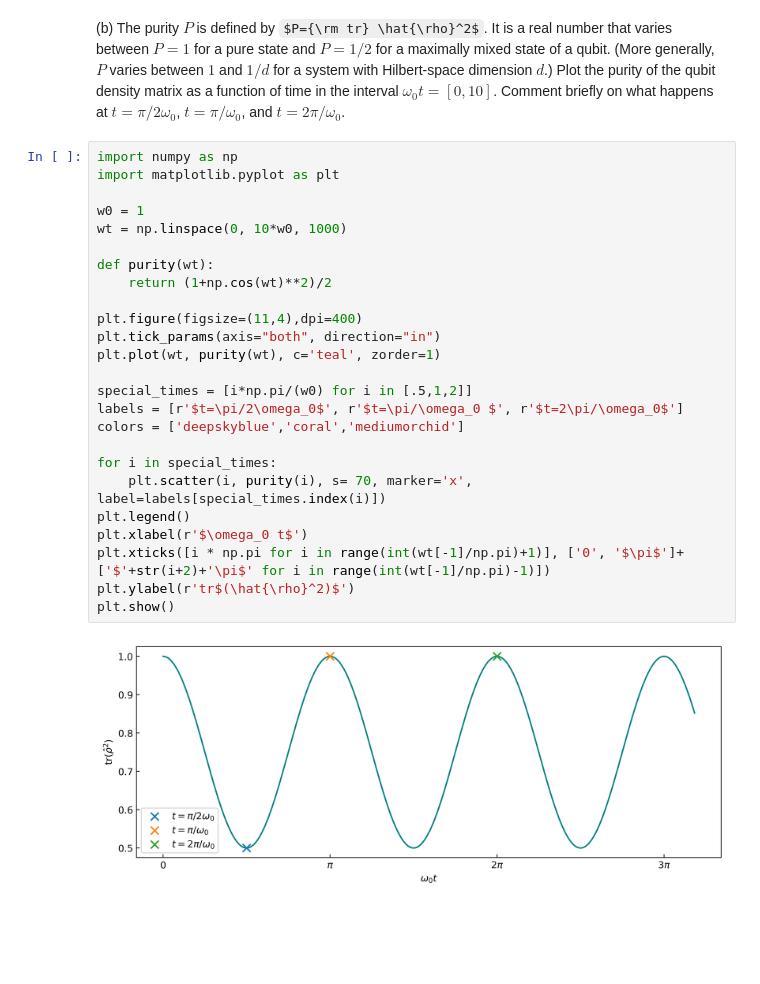
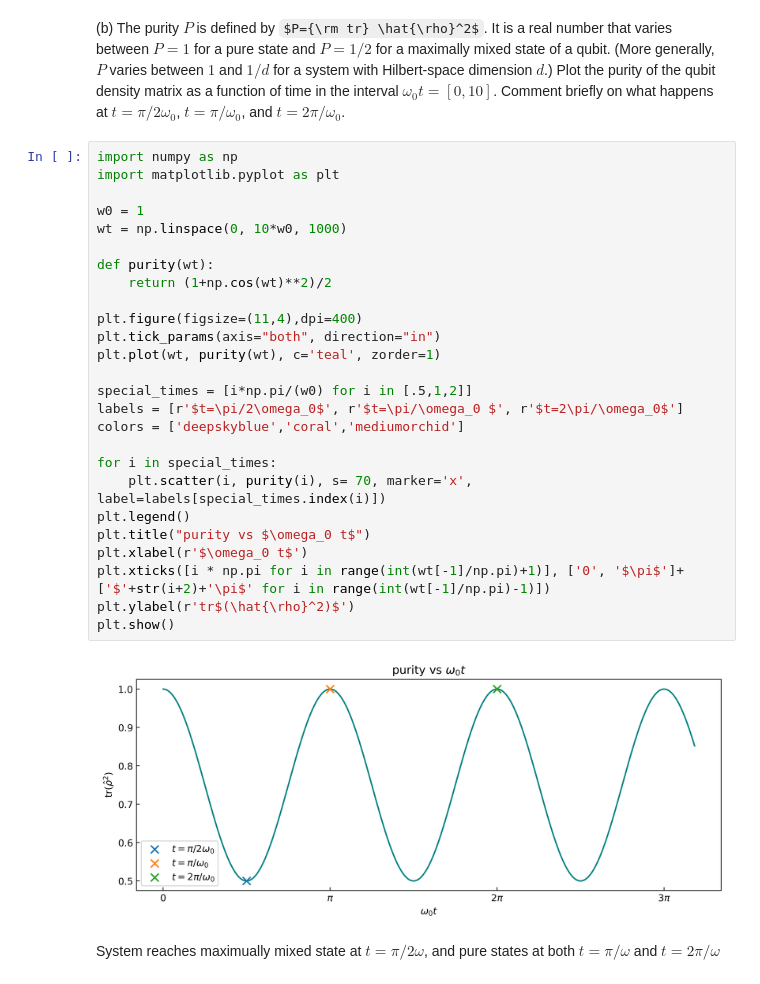
Before and after one commit to jp0x1/stevens-quantum-research, a Jupyter notebook: notebook2/question5/solve.ipynb, the cells around one changed output. Saved outputs shown, nothing was run; the diff lists cells and outputs as text; some formulas as TeX source; blank space fills up the shorter version.

```diff
--- a/notebook2/question5/solve.ipynb
+++ b/notebook2/question5/solve.ipynb
@@ -12,27 +12,30 @@ where $\omega$ is a random variable that takes the values $\omega \in \{+\omega_
 # %%
 import numpy as np
 import matplotlib.pyplot as plt
 
 w0 = 1
 wt = np.linspace(0, 10*w0, 1000)
 
 def purity(wt):
     return (1+np.cos(wt)**2)/2
 
 plt.figure(figsize=(11,4),dpi=400)
 plt.tick_params(axis="both", direction="in")
 plt.plot(wt, purity(wt), c='teal', zorder=1)
 
 special_times = [i*np.pi/(w0) for i in [.5,1,2]]
 labels = [r'$t=\pi/2\omega_0$', r'$t=\pi/\omega_0 $', r'$t=2\pi/\omega_0$']
 colors = ['deepskyblue','coral','mediumorchid']
 
 for i in special_times:
     plt.scatter(i, purity(i), s= 70, marker='x', label=labels[special_times.index(i)])
 plt.legend()
+plt.title("purity vs $\omega_0 t$")
 plt.xlabel(r'$\omega_0 t$')
 plt.xticks([i * np.pi for i in range(int(wt[-1]/np.pi)+1)], ['0', '$\pi$']+['$'+str(i+2)+'\pi$' for i in range(int(wt[-1]/np.pi)-1)])
 plt.ylabel(r'tr$(\hat{\rho}^2)$')
 plt.show()
 # %% [output]
-[figure, old version]
+[figure, new version]
+# %% [markdown]
+System reaches maximually mixed state at $t=\pi/2\omega$, and pure states at both $t=\pi/\omega$ and $t=2\pi/\omega$
```
Also changed, not shown: 2 other files.
